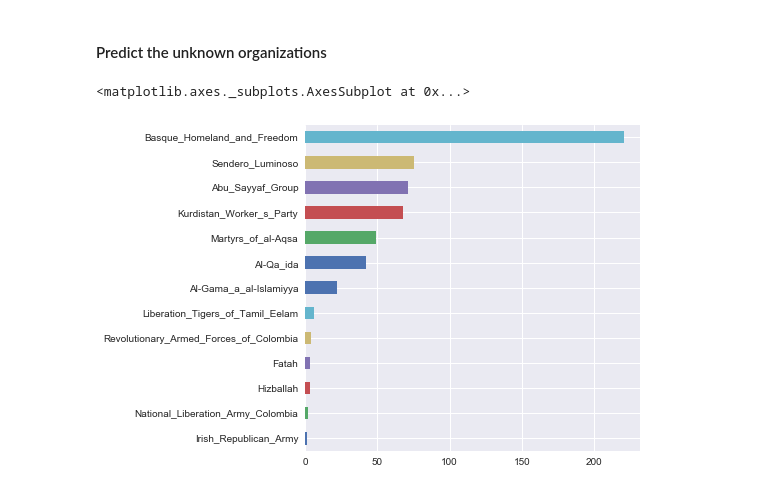
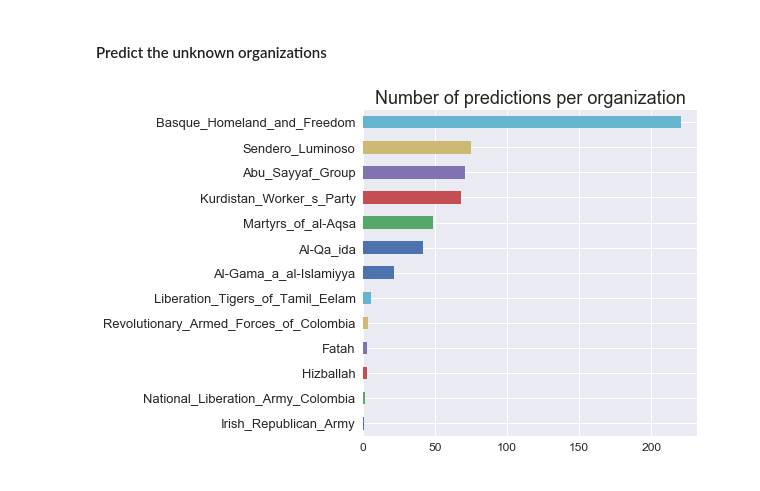
Before and after one commit to yusiZou/NTDS_project, a Jupyter notebook: code.ipynb, the cells around one changed output. Drawn from its saved outputs; the diff is of its cells as text; code cells hidden in the pictures.

Commit message:
export image

```diff
--- a/code.ipynb
+++ b/code.ipynb
@@ -308,6 +308,9 @@ y_pred = model.predict(X_unknown)
 y_pred_orgs = idx_to_org.loc[y_pred]
 # %%
 y_pred_orgs.organization.value_counts().iloc[::-1].plot.barh(figsize=(6, 6))
+plt.title('Number of predictions per organization', size=18)
+plt.yticks(size=13)
+plt.xticks(size=12)
+plt.savefig('unknown_predictions.png');
 # %% [output]
-<matplotlib.axes._subplots.AxesSubplot at 0x...>
-[figure, old version]
+[figure, new version]
```
